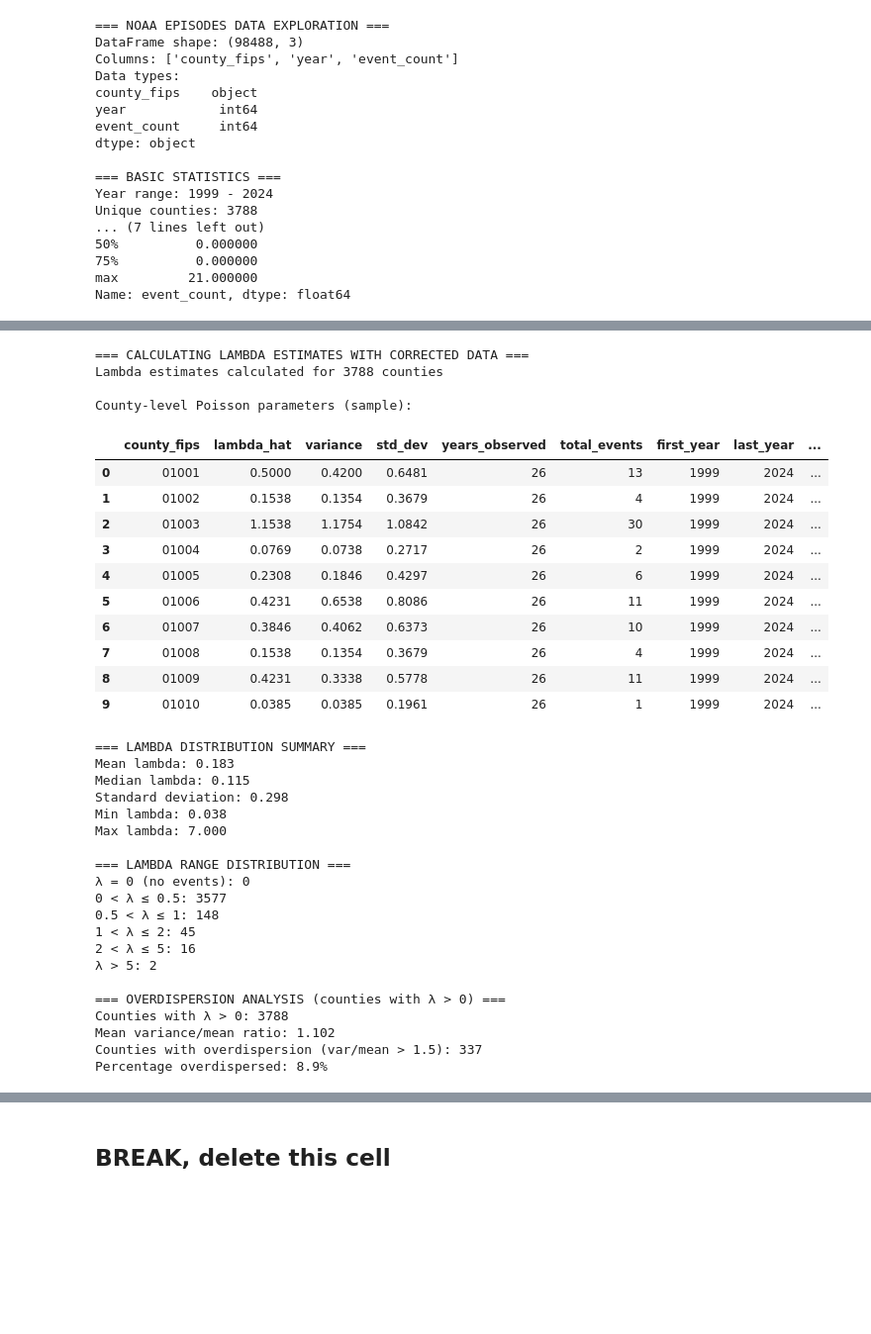
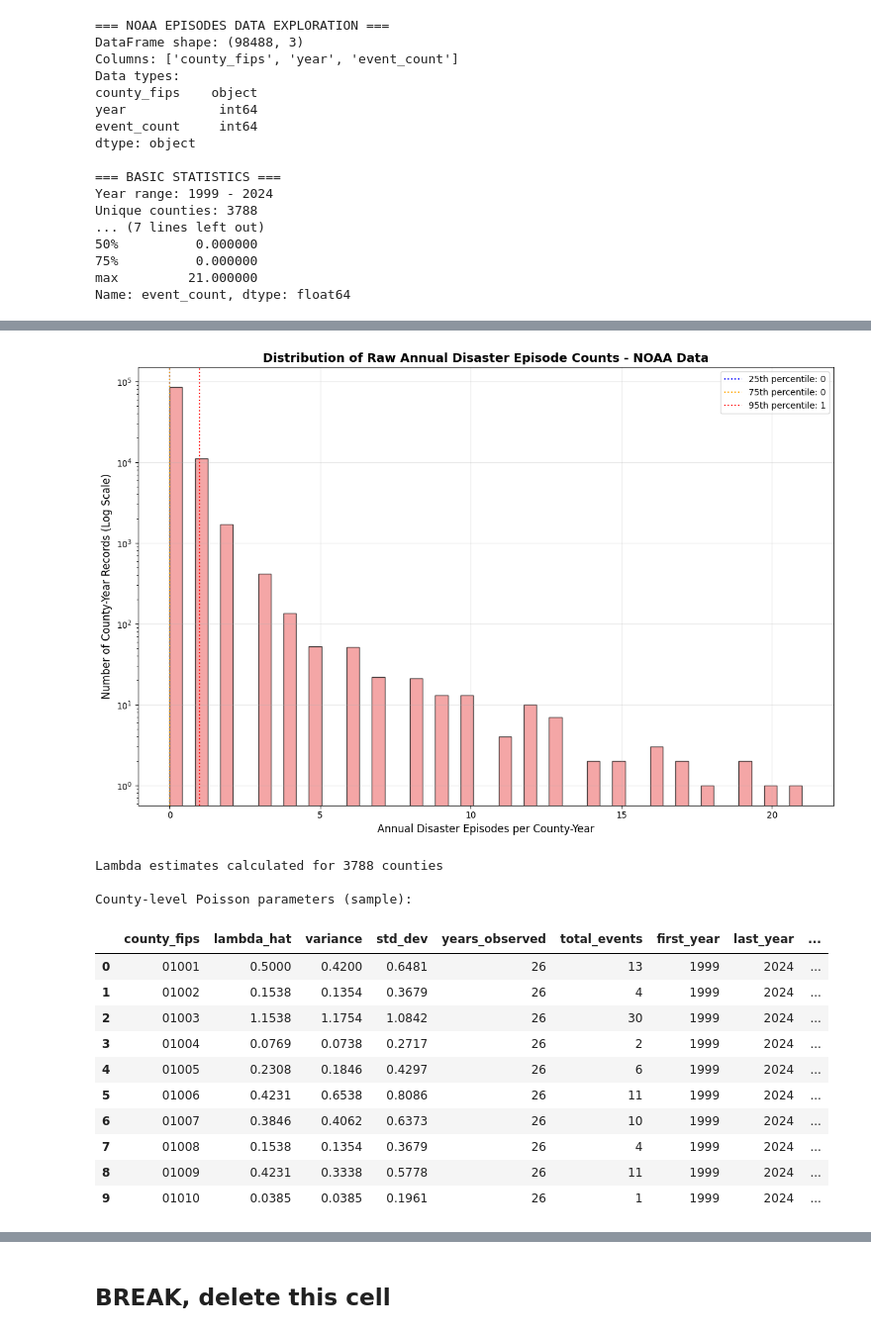
Before and after one commit to abdbtech/capstone, a Jupyter notebook: database_stats_breadboard.ipynb, the cells around one changed output, grey strips where cells are left out. Shown at 99% size. Cells and saved outputs as stored; diff of their text form; code cells hidden in the pictures; blank space fills up the shorter version.

```diff
--- a/database_stats_breadboard.ipynb
+++ b/database_stats_breadboard.ipynb
@@ -261,5 +160,30 @@ plt.show()
+# %%
+# Create histogram of raw event counts with log scale for distribution analysis
+plt.figure(figsize=(12, 8))
+plt.hist(df_noaa['event_count'], bins=50, alpha=0.7, edgecolor='black', color='lightcoral')
+plt.xlabel('Annual Disaster Episodes per County-Year', fontsize=12)
+plt.ylabel('Number of County-Year Records (Log Scale)', fontsize=12)
+plt.title('Distribution of Raw Annual Disaster Episode Counts - NOAA Data', fontsize=14, fontweight='bold')
+plt.yscale('log')
+
+# Add percentiles to help interpretation with log scale
+raw_counts = df_noaa['event_count']
+p25_raw = raw_counts.quantile(0.25)
+p75_raw = raw_counts.quantile(0.75)
+p95_raw = raw_counts.quantile(0.95)
+
+plt.axvline(p25_raw, color='blue', linestyle=':', label=f'25th percentile: {p25_raw:.0f}')
+plt.axvline(p75_raw, color='orange', linestyle=':', label=f'75th percentile: {p75_raw:.0f}')
+plt.axvline(p95_raw, color='red', linestyle=':', label=f'95th percentile: {p95_raw:.0f}')
+
+plt.legend()
+plt.grid(alpha=0.3)
+plt.tight_layout()
+plt.show()
+# %% [output]
+[figure, added]
 # %%
-# Calculate lambda (average annual event rate) for each county - UPDATED with corrected data
+# Calculate lambda for each county
 
 county_lambdas = df_noaa.groupby('county_fips').agg({
     'event_count': ['mean', 'var', 'std', 'count', 'sum'],
@@ -282,7 +206,6 @@ county_lambdas.rename(columns={
 }, inplace=True)
 
 # Calculate overdispersion ratio (variance/mean)
-# Handle division by zero for counties with lambda = 0
 county_lambdas['overdispersion_ratio'] = np.where(
     county_lambdas['lambda_hat'] > 0,
     county_lambdas['variance'] / county_lambdas['lambda_hat'],
@@ -292,32 +215,7 @@ county_lambdas['overdispersion_ratio'] = np.where(
 print(f"Lambda estimates calculated for {len(county_lambdas)} counties")
 print("\nCounty-level Poisson parameters (sample):")
 display(county_lambdas.head(10))
-
-print(f"\n=== LAMBDA DISTRIBUTION SUMMARY ===")
-print(f"Mean lambda: {county_lambdas['lambda_hat'].mean():.3f}")
-print(f"Median lambda: {county_lambdas['lambda_hat'].median():.3f}")
-print(f"Standard deviation: {county_lambdas['lambda_hat'].std():.3f}")
-print(f"Min lambda: {county_lambdas['lambda_hat'].min():.3f}")
-print(f"Max lambda: {county_lambdas['lambda_hat'].max():.3f}")
-
-# Count counties by lambda ranges
-print(f"\n=== LAMBDA RANGE DISTRIBUTION ===")
-print(f"λ = 0 (no events): {(county_lambdas['lambda_hat'] == 0).sum()}")
-print(f"0 < λ ≤ 0.5: {((county_lambdas['lambda_hat'] > 0) & (county_lambdas['lambda_hat'] <= 0.5)).sum()}")
-print(f"0.5 < λ ≤ 1: {((county_lambdas['lambda_hat'] > 0.5) & (county_lambdas['lambda_hat'] <= 1)).sum()}")
-print(f"1 < λ ≤ 2: {((county_lambdas['lambda_hat'] > 1) & (county_lambdas['lambda_hat'] <= 2)).sum()}")
-print(f"2 < λ ≤ 5: {((county_lambdas['lambda_hat'] > 2) & (county_lambdas['lambda_hat'] <= 5)).sum()}")
-print(f"λ > 5: {(county_lambdas['lambda_hat'] > 5).sum()}")
-
-# Overdispersion analysis
-valid_overdispersion = county_lambdas[county_lambdas['lambda_hat'] > 0]['overdispersion_ratio']
-print(f"\n=== OVERDISPERSION ANALYSIS (counties with λ > 0) ===")
-print(f"Counties with λ > 0: {len(valid_overdispersion)}")
-print(f"Mean variance/mean ratio: {valid_overdispersion.mean():.3f}")
-print(f"Counties with overdispersion (var/mean > 1.5): {(valid_overdispersion > 1.5).sum()}")
-print(f"Percentage overdispersed: {(valid_overdispersion > 1.5).sum() / len(valid_overdispersion) * 100:.1f}%")
 # %% [output]
-=== CALCULATING LAMBDA ESTIMATES WITH CORRECTED DATA ===
 Lambda estimates calculated for 3788 counties
 
 County-level Poisson parameters (sample):
@@ -332,23 +230,3 @@ County-level Poisson parameters (sample):
 | 7 | 01008 | 0.1538 | 0.1354 | 0.3679 | 26 | 4 | 1999 | 2024 | ... |
 | 8 | 01009 | 0.4231 | 0.3338 | 0.5778 | 26 | 11 | 1999 | 2024 | ... |
 | 9 | 01010 | 0.0385 | 0.0385 | 0.1961 | 26 | 1 | 1999 | 2024 | ... |
-=== LAMBDA DISTRIBUTION SUMMARY ===
-Mean lambda: 0.183
-Median lambda: 0.115
-Standard deviation: 0.298
-Min lambda: 0.038
-Max lambda: 7.000
-
-=== LAMBDA RANGE DISTRIBUTION ===
-λ = 0 (no events): 0
-0 < λ ≤ 0.5: 3577
-0.5 < λ ≤ 1: 148
-1 < λ ≤ 2: 45
-2 < λ ≤ 5: 16
-λ > 5: 2
-
-=== OVERDISPERSION ANALYSIS (counties with λ > 0) ===
-Counties with λ > 0: 3788
-Mean variance/mean ratio: 1.102
-Counties with overdispersion (var/mean > 1.5): 337
-Percentage overdispersed: 8.9%
```
Also changed, not shown: parts of 16 cells of this notebook, 1 other file.
